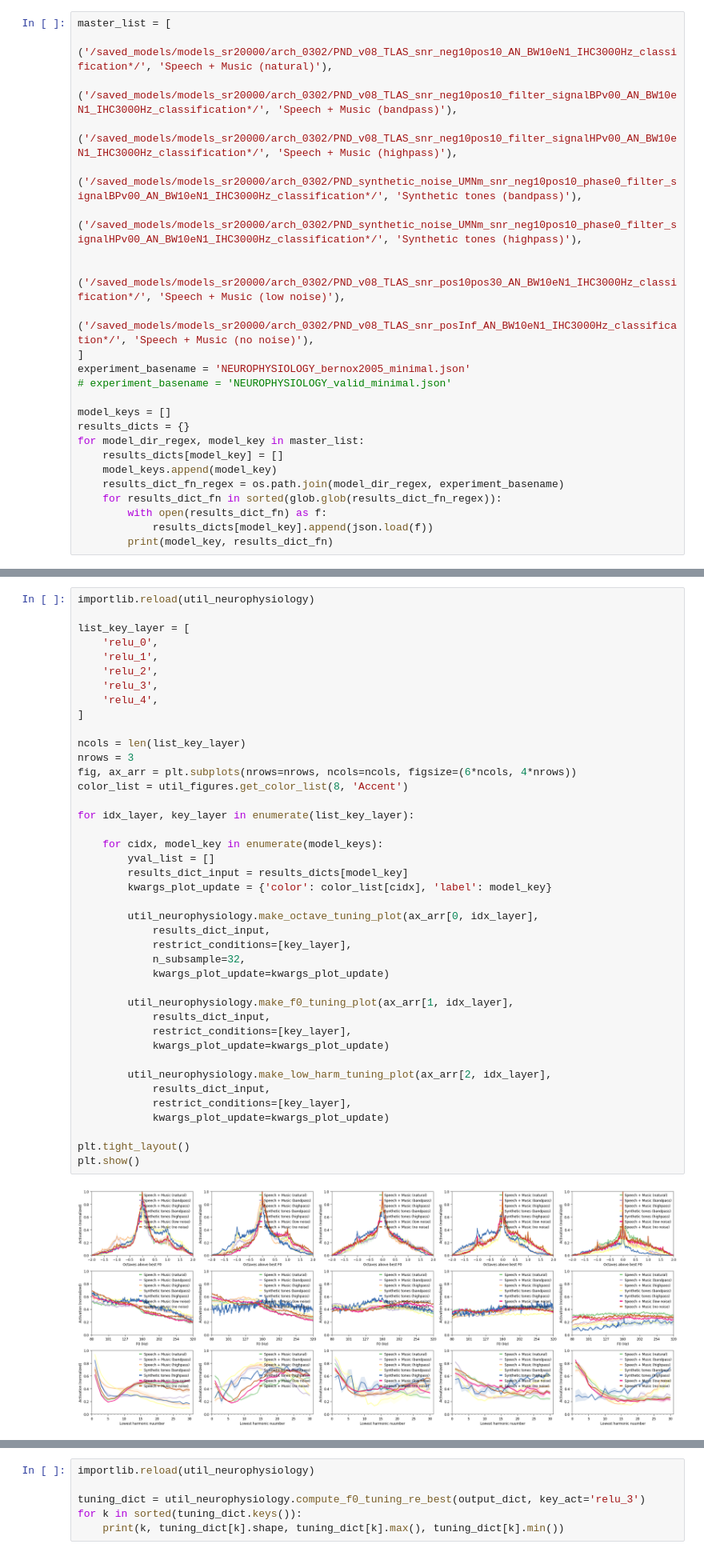
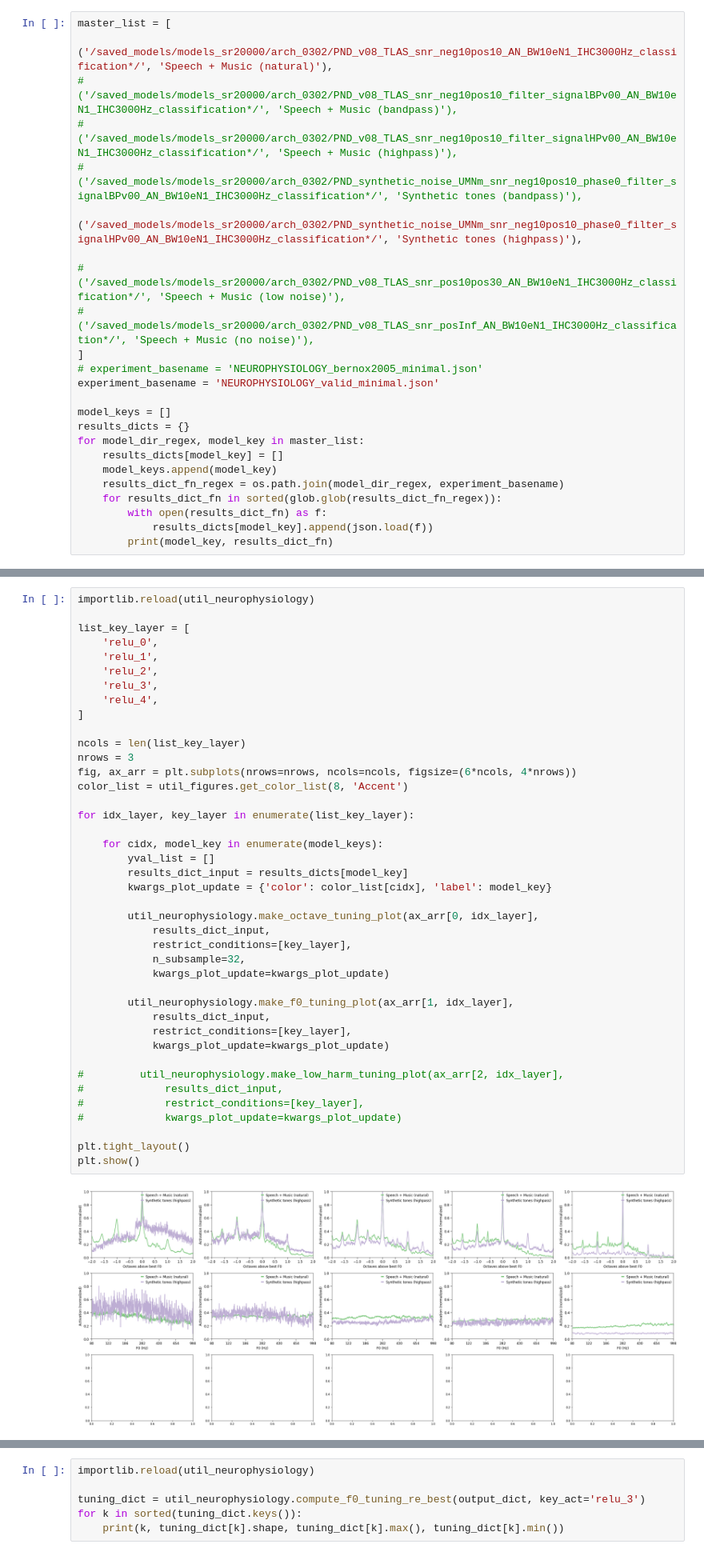
Before and after one commit to msaddler/pitchnet, a Jupyter notebook: notebook_network_neurophysiology.ipynb, the cells around one changed output, grey strips where cells are left out. Shown at 80% size. Cells and saved outputs as stored; diff of their text form.

Commit message:
first pass at network neurophysiology layerwise octave tuning paper figure

```diff
--- a/notebook_network_neurophysiology.ipynb
+++ b/notebook_network_neurophysiology.ipynb
@@ -123,16 +124,16 @@ for results_dict_fn in sorted(glob.glob(results_dict_fn_regex)):
 # %%
 master_list = [
     ('/saved_models/models_sr20000/arch_0302/PND_v08_TLAS_snr_neg10pos10_AN_BW10eN1_IHC3000Hz_classification*/', 'Speech + Music (natural)'),
-    ('/saved_models/models_sr20000/arch_0302/PND_v08_TLAS_snr_neg10pos10_filter_signalBPv00_AN_BW10eN1_IHC3000Hz_classification*/', 'Speech + Music (bandpass)'),
-    ('/saved_models/models_sr20000/arch_0302/PND_v08_TLAS_snr_neg10pos10_filter_signalHPv00_AN_BW10eN1_IHC3000Hz_classification*/', 'Speech + Music (highpass)'),
-    ('/saved_models/models_sr20000/arch_0302/PND_synthetic_noise_UMNm_snr_neg10pos10_phase0_filter_signalBPv00_AN_BW10eN1_IHC3000Hz_classification*/', 'Synthetic tones (bandpass)'),
+#     ('/saved_models/models_sr20000/arch_0302/PND_v08_TLAS_snr_neg10pos10_filter_signalBPv00_AN_BW10eN1_IHC3000Hz_classification*/', 'Speech + Music (bandpass)'),
+#     ('/saved_models/models_sr20000/arch_0302/PND_v08_TLAS_snr_neg10pos10_filter_signalHPv00_AN_BW10eN1_IHC3000Hz_classification*/', 'Speech + Music (highpass)'),
+#     ('/saved_models/models_sr20000/arch_0302/PND_synthetic_noise_UMNm_snr_neg10pos10_phase0_filter_signalBPv00_AN_BW10eN1_IHC3000Hz_classification*/', 'Synthetic tones (bandpass)'),
     ('/saved_models/models_sr20000/arch_0302/PND_synthetic_noise_UMNm_snr_neg10pos10_phase0_filter_signalHPv00_AN_BW10eN1_IHC3000Hz_classification*/', 'Synthetic tones (highpass)'),
 
-    ('/saved_models/models_sr20000/arch_0302/PND_v08_TLAS_snr_pos10pos30_AN_BW10eN1_IHC3000Hz_classification*/', 'Speech + Music (low noise)'),
-    ('/saved_models/models_sr20000/arch_0302/PND_v08_TLAS_snr_posInf_AN_BW10eN1_IHC3000Hz_classification*/', 'Speech + Music (no noise)'),
+#     ('/saved_models/models_sr20000/arch_0302/PND_v08_TLAS_snr_pos10pos30_AN_BW10eN1_IHC3000Hz_classification*/', 'Speech + Music (low noise)'),
+#     ('/saved_models/models_sr20000/arch_0302/PND_v08_TLAS_snr_posInf_AN_BW10eN1_IHC3000Hz_classification*/', 'Speech + Music (no noise)'),
 ]
-experiment_basename = 'NEUROPHYSIOLOGY_bernox2005_minimal.json'
-# experiment_basename = 'NEUROPHYSIOLOGY_valid_minimal.json'
+# experiment_basename = 'NEUROPHYSIOLOGY_bernox2005_minimal.json'
+experiment_basename = 'NEUROPHYSIOLOGY_valid_minimal.json'
 
 model_keys = []
 results_dicts = {}
@@ -218,38 +208,38 @@ list_key_layer = [
     'relu_4',
 ]
 
 ncols = len(list_key_layer)
 nrows = 3
 fig, ax_arr = plt.subplots(nrows=nrows, ncols=ncols, figsize=(6*ncols, 4*nrows))
 color_list = util_figures.get_color_list(8, 'Accent')
 
 for idx_layer, key_layer in enumerate(list_key_layer):
 
     for cidx, model_key in enumerate(model_keys):
         yval_list = []
         results_dict_input = results_dicts[model_key]
         kwargs_plot_update = {'color': color_list[cidx], 'label': model_key}
 
         util_neurophysiology.make_octave_tuning_plot(ax_arr[0, idx_layer],
             results_dict_input,
             restrict_conditions=[key_layer],
             n_subsample=32,
             kwargs_plot_update=kwargs_plot_update)
 
         util_neurophysiology.make_f0_tuning_plot(ax_arr[1, idx_layer],
             results_dict_input,
             restrict_conditions=[key_layer],
             kwargs_plot_update=kwargs_plot_update)
 
-        util_neurophysiology.make_low_harm_tuning_plot(ax_arr[2, idx_layer],
-            results_dict_input,
-            restrict_conditions=[key_layer],
-            kwargs_plot_update=kwargs_plot_update)
+#         util_neurophysiology.make_low_harm_tuning_plot(ax_arr[2, idx_layer],
+#             results_dict_input,
+#             restrict_conditions=[key_layer],
+#             kwargs_plot_update=kwargs_plot_update)
 
 plt.tight_layout()
 plt.show()
 # %% [output]
-[figure, old version]
+[figure, new version]
 # %%
 importlib.reload(util_neurophysiology)
 
```
Also changed, not shown: parts of 4 cells of this notebook, 1 other file.
